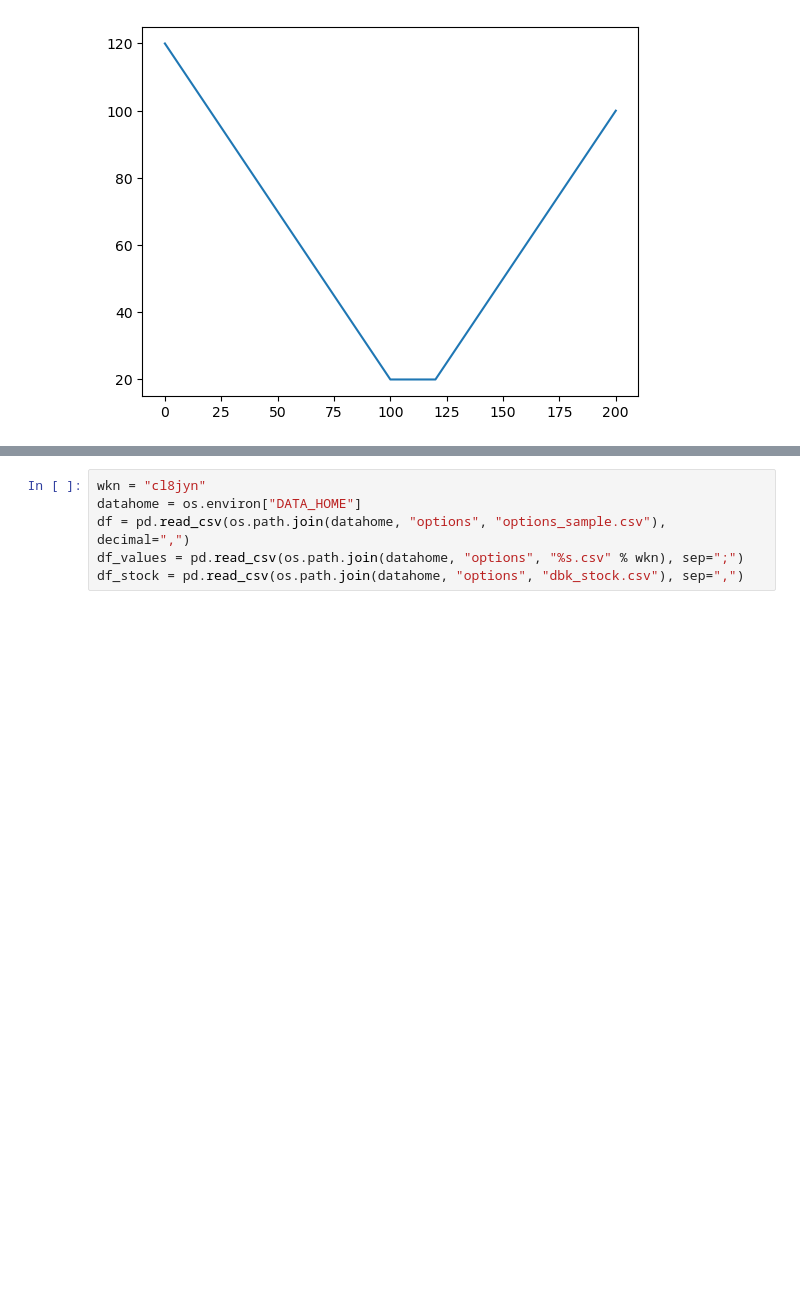
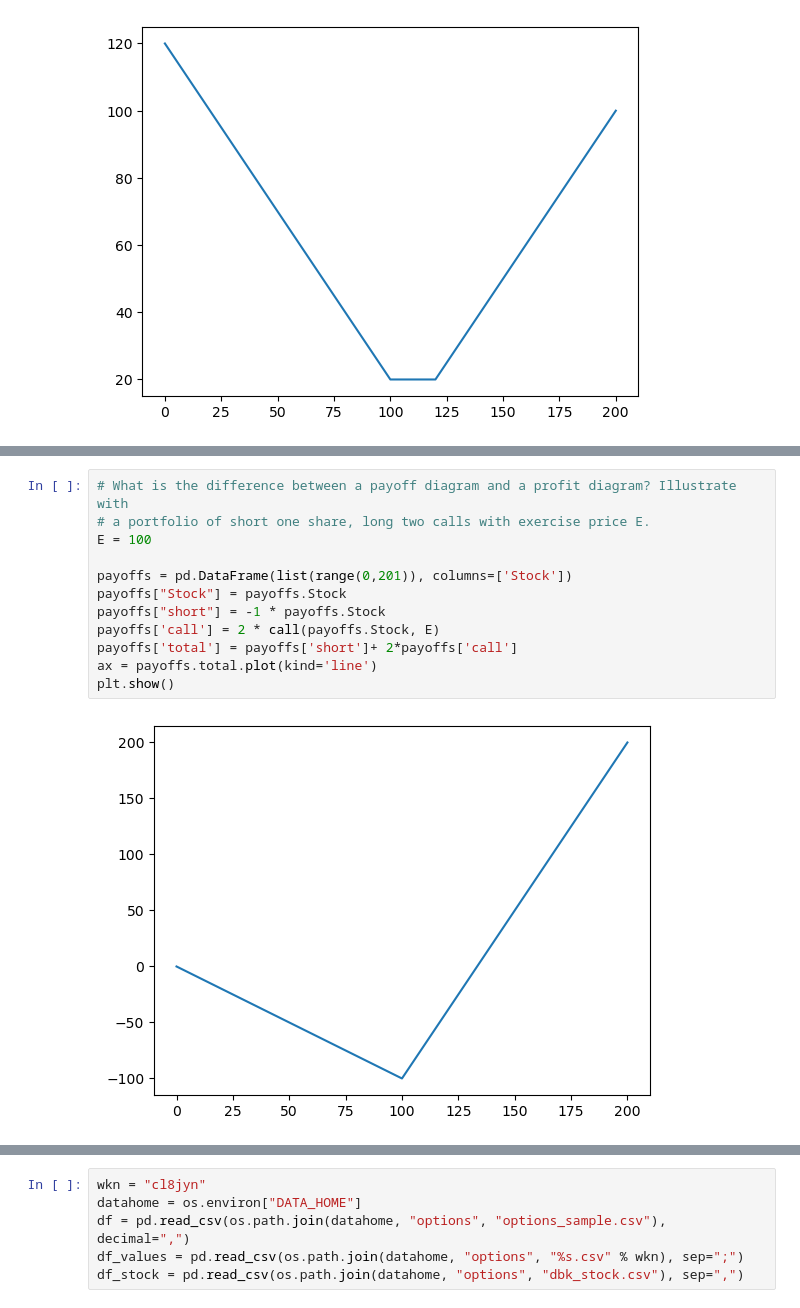
Before and after one commit to itomin/fiancee, a Jupyter notebook: notebooks/options_theory.ipynb, the cells around one changed output, grey strips where cells are left out. Saved outputs shown, nothing was run; the diff lists cells and outputs as text; blank space fills up the shorter version.

```diff
--- a/notebooks/Options Theory.ipynb
+++ b/notebooks/options_theory.ipynb
@@ -192,0 +196,14 @@ array([[-1.50962759e-01, -8.62923378e-01, -1.06729869e+00,
+# %%
+# What is the difference between a payoff diagram and a profit diagram? Illustrate with
+# a portfolio of short one share, long two calls with exercise price E.
+E = 100
+
+payoffs = pd.DataFrame(list(range(0,201)), columns=['Stock'])
+payoffs["Stock"] = payoffs.Stock
+payoffs["short"] = -1 * payoffs.Stock
+payoffs['call'] = 2 * call(payoffs.Stock, E)
+payoffs['total'] = payoffs['short']+ 2*payoffs['call']
+ax = payoffs.total.plot(kind='line')
+plt.show()
+# %% [output]
+[figure, added]
```
Also changed, not shown: parts of 20 cells of this notebook, 14 other files.
